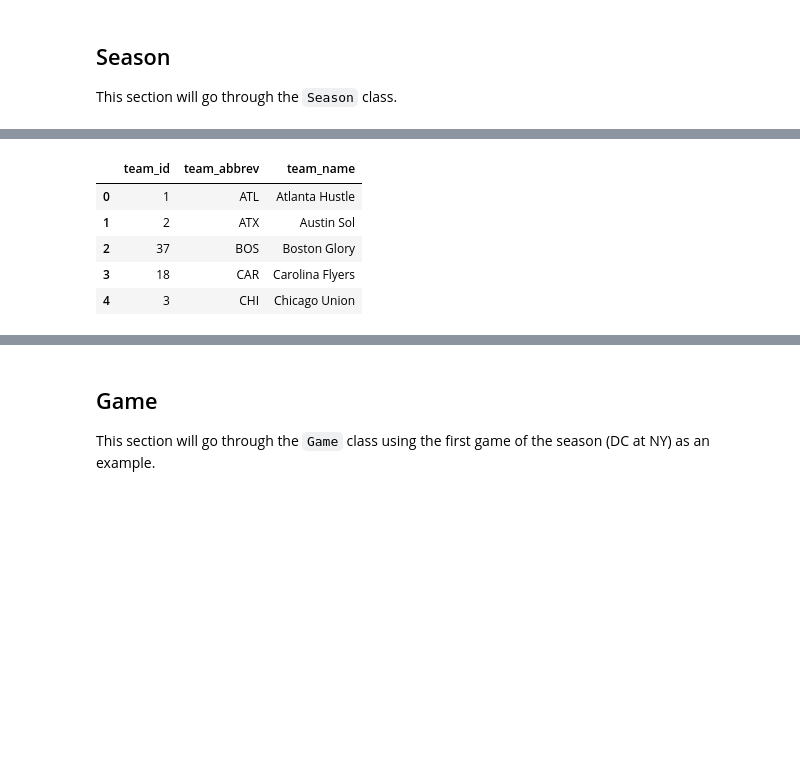
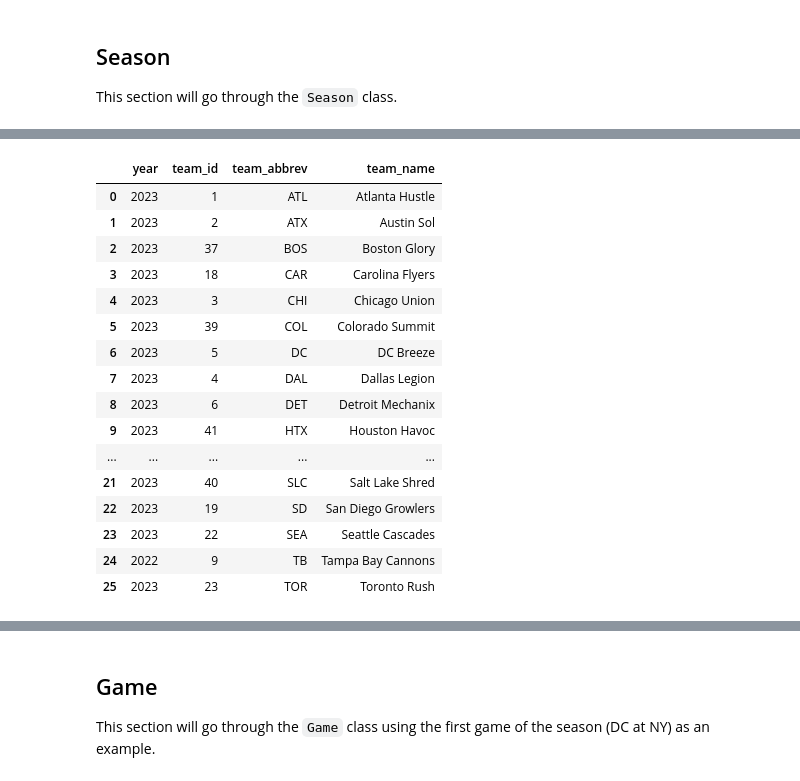
Before and after one commit to JohnLithio/AUDL-Advanced-Stats, a Jupyter notebook: Example.ipynb, the cells around one changed output, grey strips where cells are left out. Cells and saved outputs as stored; diff of their text form; code cells hidden in the pictures; blank space fills up the shorter version.

```diff
--- a/Example.ipynb
+++ b/Example.ipynb
@@ -14,12 +31,12 @@ This section will go through the `Season` class.
 %%time
 # Initialize season object
 s = audl.Season(
-    year=2022,
+    year=2023,
     data_path="data",
     upload=False,
     download=False
 )
 
 # Get all players
-s.get_players().head()
+s.get_players().query("player_name=='Laviolette, Allan'").head()
 # %% [output]
@@ -34,5 +47,5 @@ Wall time: 7.67 ms
 # %%
 %%time
 # Get all teams
-s.get_teams().head()
+s.get_teams(keep_all_years=True)
 # %% [output]
@@ -41,9 +54,20 @@ Wall time: 2.63 ms
-|  | team_id | team_abbrev | team_name |
-| 0 | 1 | ATL | Atlanta Hustle |
-| 1 | 2 | ATX | Austin Sol |
-| 2 | 37 | BOS | Boston Glory |
-| 3 | 18 | CAR | Carolina Flyers |
-| 4 | 3 | CHI | Chicago Union |
+|  | year | team_id | team_abbrev | team_name |
+| 0 | 2023 | 1 | ATL | Atlanta Hustle |
+| 1 | 2023 | 2 | ATX | Austin Sol |
+| 2 | 2023 | 37 | BOS | Boston Glory |
+| 3 | 2023 | 18 | CAR | Carolina Flyers |
+| 4 | 2023 | 3 | CHI | Chicago Union |
+| 5 | 2023 | 39 | COL | Colorado Summit |
+| 6 | 2023 | 5 | DC | DC Breeze |
+| 7 | 2023 | 4 | DAL | Dallas Legion |
+| 8 | 2023 | 6 | DET | Detroit Mechanix |
+| 9 | 2023 | 41 | HTX | Houston Havoc |
+| ... | ... | ... | ... | ... |
+| 21 | 2023 | 40 | SLC | Salt Lake Shred |
+| 22 | 2023 | 19 | SD | San Diego Growlers |
+| 23 | 2023 | 22 | SEA | Seattle Cascades |
+| 24 | 2022 | 9 | TB | Tampa Bay Cannons |
+| 25 | 2023 | 23 | TOR | Toronto Rush |
 # %%
 %%time
 # Get all scheduled games and whether or not they've been played yet
```
Also changed, not shown: parts of 23 cells of this notebook.
